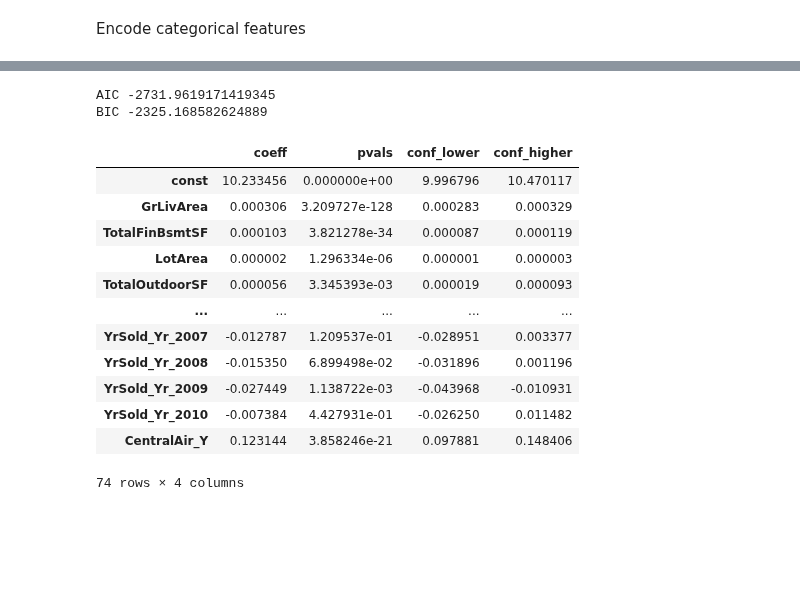
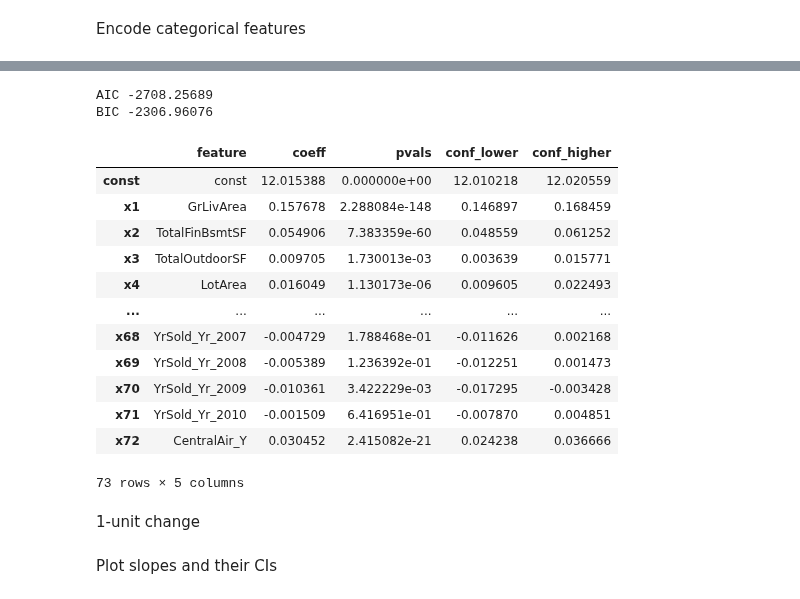
Before and after one commit to rishigoutam/ames-iowa, a Jupyter notebook: rishi/linreg.ipynb, the cells around one changed output, grey strips where cells are left out. Cells and saved outputs as stored; diff of their text form; code cells hidden in the pictures; blank space fills up the shorter version.

```diff
--- a/rishi/linreg.ipynb
+++ b/rishi/linreg.ipynb
@@ -173,7 +135,13 @@ y_predict = model.predict(X_test)
+# %%
+# Scale to compare coefficients via OLS
+scaler = StandardScaler()
+scaler.fit(X_train)
+
+X_train_scaled = scaler.transform(X_train)
+X_test_scaled = scaler.transform(X_test)
 # %%
 # Fit same model using statsmodels to see statistics
-X_add_const = sm.add_constant(X_train)
-ols = sm.OLS(y_train, X_add_const)
+ols = sm.OLS(y_train, sm.add_constant(X_train_scaled))
 ans = ols.fit()
 print(ans.summary())
 # %% [output]
@@ -197,38 +165,46 @@ strong multicollinearity or other numerical problems.
 # %%
 # See more statsmodels statistics
 def results_summary_to_dataframe(results):
     '''Take the result of an statsmodel results table and transforms it into a dataframe'''
+    feature_names = ['const'] + X.columns.tolist()
     pvals = results.pvalues
     coeff = results.params
     conf_lower = results.conf_int()[0]
     conf_higher = results.conf_int()[1]
 
-    results_df = pd.DataFrame({"pvals":pvals,
-                               "coeff":coeff,
-                               "conf_lower":conf_lower,
-                               "conf_higher":conf_higher
-                               })
+    results_df = pd.DataFrame({
+        "feature": feature_names,
+        "pvals": pvals,
+        "coeff": coeff,
+        "conf_lower": conf_lower,
+        "conf_higher": conf_higher
+    })
 
     # Reorder
-    results_df = results_df[["coeff","pvals","conf_lower","conf_higher"]]
+    results_df = results_df[["feature", "coeff","pvals","conf_lower","conf_higher"]]
     return results_df
 
-print(f"AIC {ans.aic}")
-print(f"BIC {ans.bic}")
+print(f"AIC {round(ans.aic, 5)}")
+print(f"BIC {round(ans.bic, 5)}")
+
 results_summary_to_dataframe(ans)
 # %% [output]
-AIC -2731.9619171419345
-BIC -2325.168582624889
+AIC -2708.25689
+BIC -2306.96076
-|  | coeff | pvals | conf_lower | conf_higher |
-| const | 10.233456 | 0.000000e+00 | 9.996796 | 10.470117 |
-| GrLivArea | 0.000306 | 3.209727e-128 | 0.000283 | 0.000329 |
-| TotalFinBsmtSF | 0.000103 | 3.821278e-34 | 0.000087 | 0.000119 |
-| LotArea | 0.000002 | 1.296334e-06 | 0.000001 | 0.000003 |
-| TotalOutdoorSF | 0.000056 | 3.345393e-03 | 0.000019 | 0.000093 |
-| ... | ... | ... | ... | ... |
-| YrSold_Yr_2007 | -0.012787 | 1.209537e-01 | -0.028951 | 0.003377 |
-| YrSold_Yr_2008 | -0.015350 | 6.899498e-02 | -0.031896 | 0.001196 |
-| YrSold_Yr_2009 | -0.027449 | 1.138722e-03 | -0.043968 | -0.010931 |
-| YrSold_Yr_2010 | -0.007384 | 4.427931e-01 | -0.026250 | 0.011482 |
-| CentralAir_Y | 0.123144 | 3.858246e-21 | 0.097881 | 0.148406 |
+|  | feature | coeff | pvals | conf_lower | conf_higher |
+| const | const | 12.015388 | 0.000000e+00 | 12.010218 | 12.020559 |
+| x1 | GrLivArea | 0.157678 | 2.288084e-148 | 0.146897 | 0.168459 |
+| x2 | TotalFinBsmtSF | 0.054906 | 7.383359e-60 | 0.048559 | 0.061252 |
+| x3 | TotalOutdoorSF | 0.009705 | 1.730013e-03 | 0.003639 | 0.015771 |
+| x4 | LotArea | 0.016049 | 1.130173e-06 | 0.009605 | 0.022493 |
+| ... | ... | ... | ... | ... | ... |
+| x68 | YrSold_Yr_2007 | -0.004729 | 1.788468e-01 | -0.011626 | 0.002168 |
+| x69 | YrSold_Yr_2008 | -0.005389 | 1.236392e-01 | -0.012251 | 0.001473 |
+| x70 | YrSold_Yr_2009 | -0.010361 | 3.422229e-03 | -0.017295 | -0.003428 |
+| x71 | YrSold_Yr_2010 | -0.001509 | 6.416951e-01 | -0.007870 | 0.004851 |
+| x72 | CentralAir_Y | 0.030452 | 2.415082e-21 | 0.024238 | 0.036666 |
-74 rows × 4 columns
+73 rows × 5 columns
+# %% [markdown]
+1-unit change
+# %% [markdown]
+Plot slopes and their CIs
```
Also changed, not shown: parts of 17 cells of this notebook.
